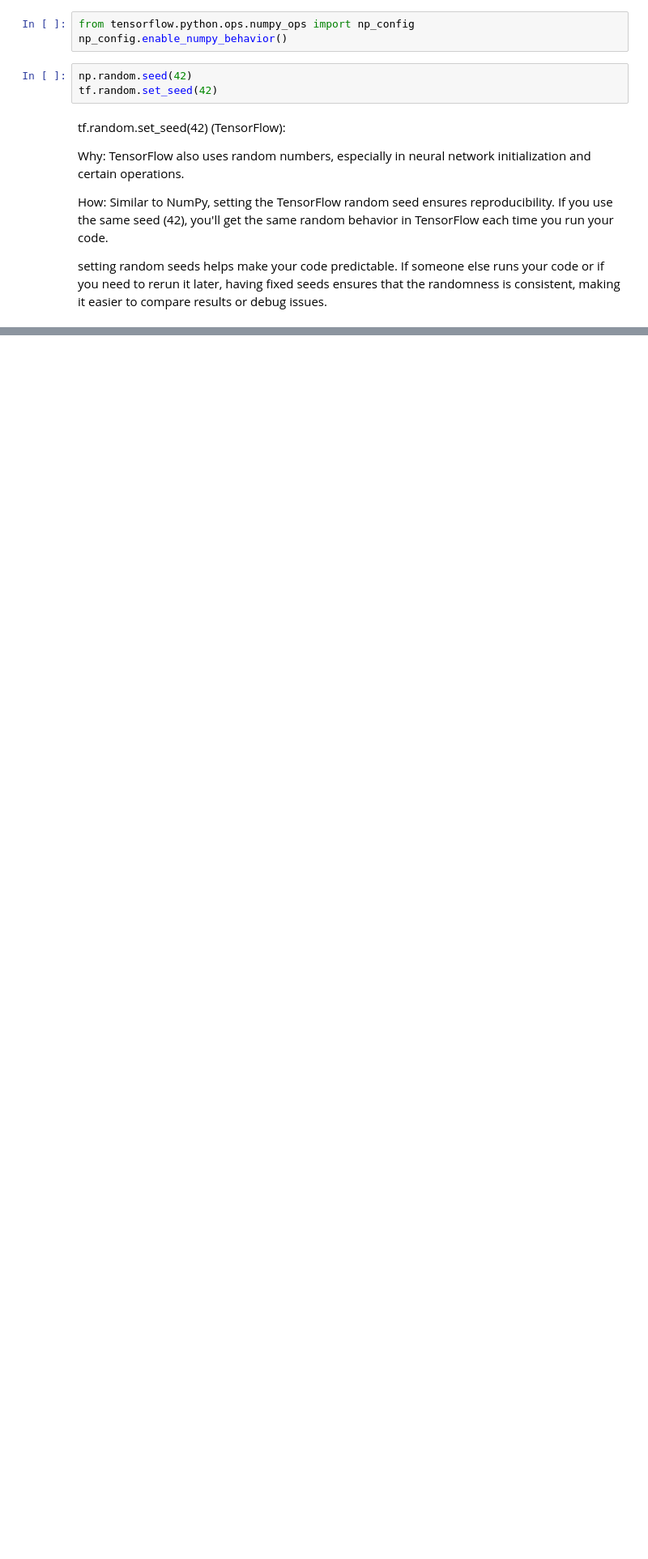
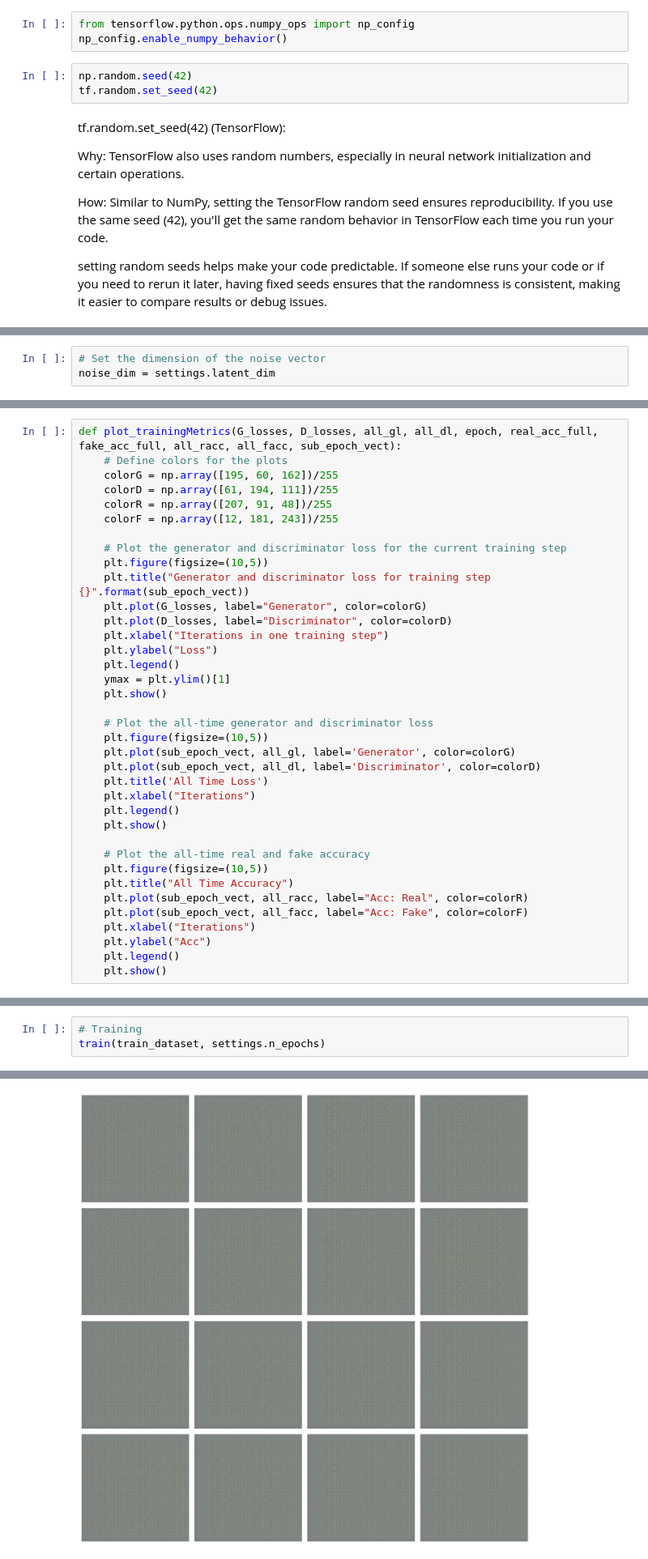
Before and after one commit to ishancoderr/GansForGenerate_TextileData, a Jupyter notebook: GansForGenerateTouserData.ipynb, the cells around one changed output, grey strips where cells are left out. Shown: that part at 81% size. Drawn from its saved outputs; the diff is of its cells as text; blank space fills up the shorter version.

```diff
--- a/GansForGenerateTouserData.ipynb
+++ b/GansForGenerateTouserData.ipynb
@@ -132,0 +360,3 @@ setting random seeds helps make your code predictable. If someone else runs your
+# %%
+# Set the dimension of the noise vector
+noise_dim = settings.latent_dim
@@ -132,0 +407,37 @@ setting random seeds helps make your code predictable. If someone else runs your
+# %%
+def plot_trainingMetrics(G_losses, D_losses, all_gl, all_dl, epoch, real_acc_full, fake_acc_full, all_racc, all_facc, sub_epoch_vect):
+    # Define colors for the plots
+    colorG = np.array([195, 60, 162])/255
+    colorD = np.array([61, 194, 111])/255
+    colorR = np.array([207, 91, 48])/255
+    colorF = np.array([12, 181, 243])/255
+
+    # Plot the generator and discriminator loss for the current training step
+    plt.figure(figsize=(10,5))
+    plt.title("Generator and discriminator loss for training step {}".format(sub_epoch_vect))
+    plt.plot(G_losses, label="Generator", color=colorG)
+    plt.plot(D_losses, label="Discriminator", color=colorD)
+    plt.xlabel("Iterations in one training step")
+    plt.ylabel("Loss")
+    plt.legend()
+    ymax = plt.ylim()[1]
+    plt.show()
+
+    # Plot the all-time generator and discriminator loss
+    plt.figure(figsize=(10,5))
+    plt.plot(sub_epoch_vect, all_gl, label='Generator', color=colorG)
+    plt.plot(sub_epoch_vect, all_dl, label='Discriminator', color=colorD)
+    plt.title('All Time Loss')
+    plt.xlabel("Iterations")
+    plt.legend()
+    plt.show()
+
+    # Plot the all-time real and fake accuracy
+    plt.figure(figsize=(10,5))
+    plt.title("All Time Accuracy")
+    plt.plot(sub_epoch_vect, all_racc, label="Acc: Real", color=colorR)
+    plt.plot(sub_epoch_vect, all_facc, label="Acc: Fake", color=colorF)
+    plt.xlabel("Iterations")
+    plt.ylabel("Acc")
+    plt.legend()
+    plt.show()
@@ -132,0 +535,4 @@ setting random seeds helps make your code predictable. If someone else runs your
+# %%
+# Training
+train(train_dataset, settings.n_epochs)
+# %% [output]
@@ -132,0 +544 @@ setting random seeds helps make your code predictable. If someone else runs your
+[figure, added]
```
Also changed, not shown: parts of 23 cells of this notebook.
